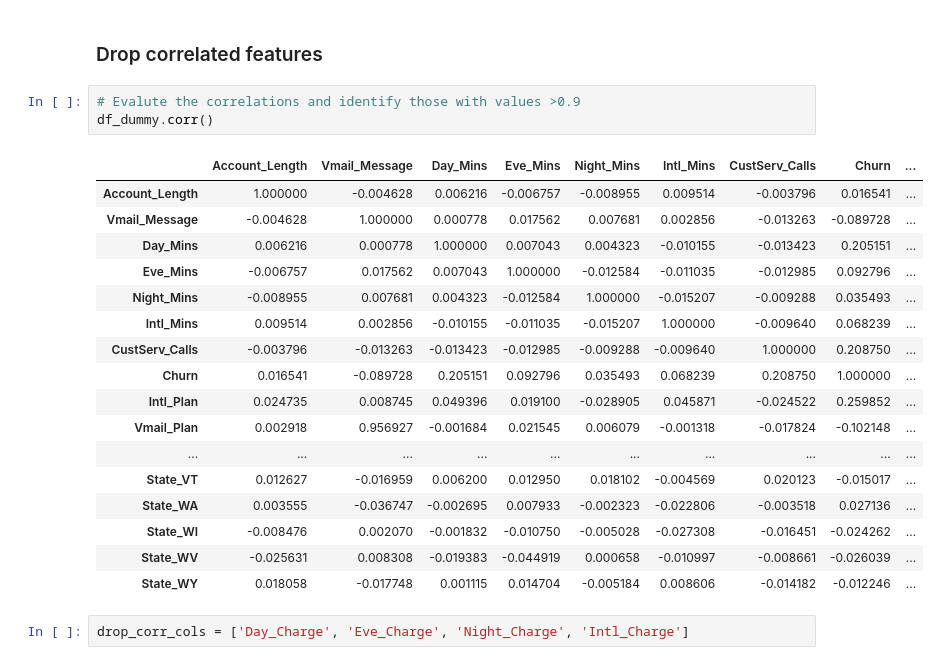
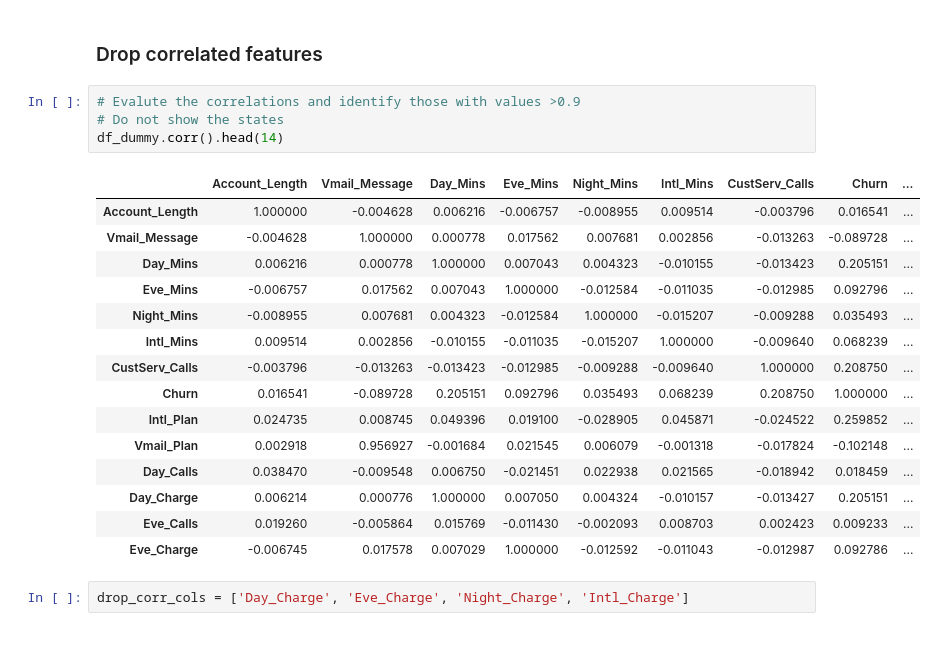
Before and after one commit to BitterScientist/bitterscientist.com, a Jupyter notebook: folders/ds_blogs/projects/customer_churn/customer_churn.ipynb, the cells around one changed output. Cells and saved outputs as stored; diff of their text form.

```diff
--- a/folders/ds_blogs/projects/customer_churn/customer_churn.ipynb
+++ b/folders/ds_blogs/projects/customer_churn/customer_churn.ipynb
@@ -158,25 +165,24 @@ df_dummy[col_transform].describe()
 ### Drop correlated features
 # %%
 # Evalute the correlations and identify those with values >0.9
-df_dummy.corr()
+# Do not show the states
+df_dummy.corr().head(14)
 # %% [output]
 |  | Account_Length | Vmail_Message | Day_Mins | Eve_Mins | Night_Mins | Intl_Mins | CustServ_Calls | Churn | ... |
 | Account_Length | 1.000000 | -0.004628 | 0.006216 | -0.006757 | -0.008955 | 0.009514 | -0.003796 | 0.016541 | ... |
 | Vmail_Message | -0.004628 | 1.000000 | 0.000778 | 0.017562 | 0.007681 | 0.002856 | -0.013263 | -0.089728 | ... |
 | Day_Mins | 0.006216 | 0.000778 | 1.000000 | 0.007043 | 0.004323 | -0.010155 | -0.013423 | 0.205151 | ... |
 | Eve_Mins | -0.006757 | 0.017562 | 0.007043 | 1.000000 | -0.012584 | -0.011035 | -0.012985 | 0.092796 | ... |
 | Night_Mins | -0.008955 | 0.007681 | 0.004323 | -0.012584 | 1.000000 | -0.015207 | -0.009288 | 0.035493 | ... |
 | Intl_Mins | 0.009514 | 0.002856 | -0.010155 | -0.011035 | -0.015207 | 1.000000 | -0.009640 | 0.068239 | ... |
 | CustServ_Calls | -0.003796 | -0.013263 | -0.013423 | -0.012985 | -0.009288 | -0.009640 | 1.000000 | 0.208750 | ... |
 | Churn | 0.016541 | -0.089728 | 0.205151 | 0.092796 | 0.035493 | 0.068239 | 0.208750 | 1.000000 | ... |
 | Intl_Plan | 0.024735 | 0.008745 | 0.049396 | 0.019100 | -0.028905 | 0.045871 | -0.024522 | 0.259852 | ... |
 | Vmail_Plan | 0.002918 | 0.956927 | -0.001684 | 0.021545 | 0.006079 | -0.001318 | -0.017824 | -0.102148 | ... |
-| ... | ... | ... | ... | ... | ... | ... | ... | ... | ... |
-| State_VT | 0.012627 | -0.016959 | 0.006200 | 0.012950 | 0.018102 | -0.004569 | 0.020123 | -0.015017 | ... |
-| State_WA | 0.003555 | -0.036747 | -0.002695 | 0.007933 | -0.002323 | -0.022806 | -0.003518 | 0.027136 | ... |
-| State_WI | -0.008476 | 0.002070 | -0.001832 | -0.010750 | -0.005028 | -0.027308 | -0.016451 | -0.024262 | ... |
-| State_WV | -0.025631 | 0.008308 | -0.019383 | -0.044919 | 0.000658 | -0.010997 | -0.008661 | -0.026039 | ... |
-| State_WY | 0.018058 | -0.017748 | 0.001115 | 0.014704 | -0.005184 | 0.008606 | -0.014182 | -0.012246 | ... |
+| Day_Calls | 0.038470 | -0.009548 | 0.006750 | -0.021451 | 0.022938 | 0.021565 | -0.018942 | 0.018459 | ... |
+| Day_Charge | 0.006214 | 0.000776 | 1.000000 | 0.007050 | 0.004324 | -0.010157 | -0.013427 | 0.205151 | ... |
+| Eve_Calls | 0.019260 | -0.005864 | 0.015769 | -0.011430 | -0.002093 | 0.008703 | 0.002423 | 0.009233 | ... |
+| Eve_Charge | -0.006745 | 0.017578 | 0.007029 | 1.000000 | -0.012592 | -0.011043 | -0.012987 | 0.092786 | ... |
 # %%
 drop_corr_cols = ['Day_Charge', 'Eve_Charge', 'Night_Charge', 'Intl_Charge']
 # %%
```
Also changed, not shown: parts of 18 cells of this notebook, 27 other files.
